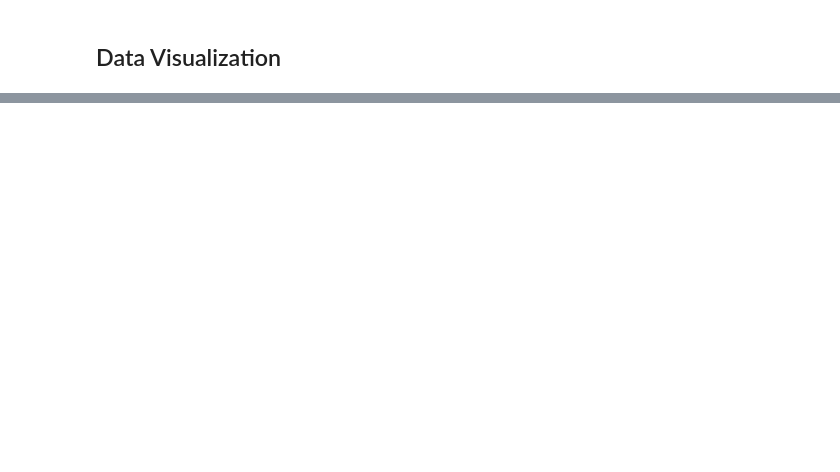
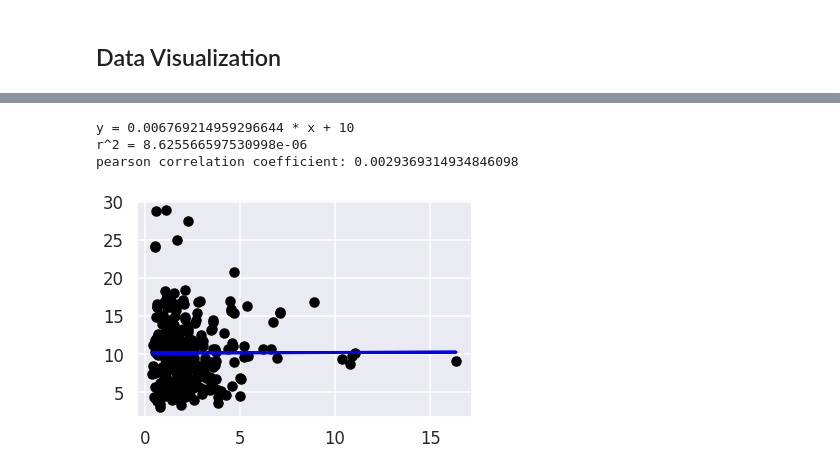
Before and after one commit to timnordahl/ufo-data-analysis, a Jupyter notebook: final.ipynb, the cells around one changed output, grey strips where cells are left out. Drawn from its saved outputs; the diff is of its cells as text; code cells hidden in the pictures; blank space fills up the shorter version.

```diff
--- a/final.ipynb
+++ b/final.ipynb
@@ -148,0 +272,31 @@ df_ufo['month'].value_counts().sort_index().plot(
+# %%
+# get the pop estimate of a county from a year
+def get_pop_estimate(row):
+    r = df_pop.loc[df_pop['Area_Name']==row['county']]
+    return r['POP_ESTIMATE_'+str(row['year'])].tolist()[0]
+
+# get the number of ufo sightings from a county from a year
+def get_sightings_num(row):
+    sightings = df_ca[(df_ca['county']==row['county']) & (df_ca['year']==row['year'])]
+    return sightings.shape[0]
+
+def get_unemployment(row):
+    r = df_ua.loc[df_ua['Area_name']==row['county']]
+    return r['Unemployment_rate_'+str(row['year'])].tolist()[0]
+
+def get_education(row):
+    r = df_ed.loc[df_ed['Area name']==row['county']]
+    return 100.0 - r['Percent of adults with less than a high school diploma, 2013-17'].tolist()[0]
+# %%
+# create analysis dataframe
+df_anal = pd.DataFrame()
+df_anal['county'] = ca_counties * len(year_range)
+df_anal['year'] = list(itertools.chain.from_iterable([[year] * len(ca_counties) for year in year_range]))
+df_anal['pop'] = df_anal.apply(get_pop_estimate,axis=1)
+df_anal['sightings'] = df_anal.apply(get_sightings_num,axis=1)
+df_anal['sightings per cap x 100,000'] = df_anal.apply(lambda row:(row['sightings'] / row['pop'])*100000,axis=1)
+df_anal['unemployment'] = df_anal.apply(get_unemployment,axis=1)
+df_anal['education'] = df_anal.apply(get_education,axis=1)
+df_anal = df_anal[df_anal['sightings']!=0]
+degrees_freedom = df_anal.shape[0] - 2
+df_anal.head()
@@ -148,0 +332,17 @@ df_ufo['month'].value_counts().sort_index().plot(
+# %%
+X = df_anal['sightings per cap x 100,000'].values.reshape(-1,1)
+Y = df_anal['unemployment'].values
+regr = linear_model.LinearRegression().fit(X,Y)
+pred = regr.predict(X)
+
+plt.scatter(X, Y,  color='black')
+plt.plot(X, pred, color='blue', linewidth=3)
+
+print("y = %s * x + %d" % (regr.coef_[0], regr.intercept_))
+print("r^2 = " + str(r2_score(Y, pred)))
+print("pearson correlation coefficient: " + str(df_anal['sightings per cap x 100,000'].corr(df_anal['unemployment'])))
+# %% [output]
+y = 0.006769214959296644 * x + 10
+r^2 = 8.625566597530998e-06
+pearson correlation coefficient: 0.0029369314934846098
+[figure, added]
```
Also changed, not shown: parts of 31 cells of this notebook.
